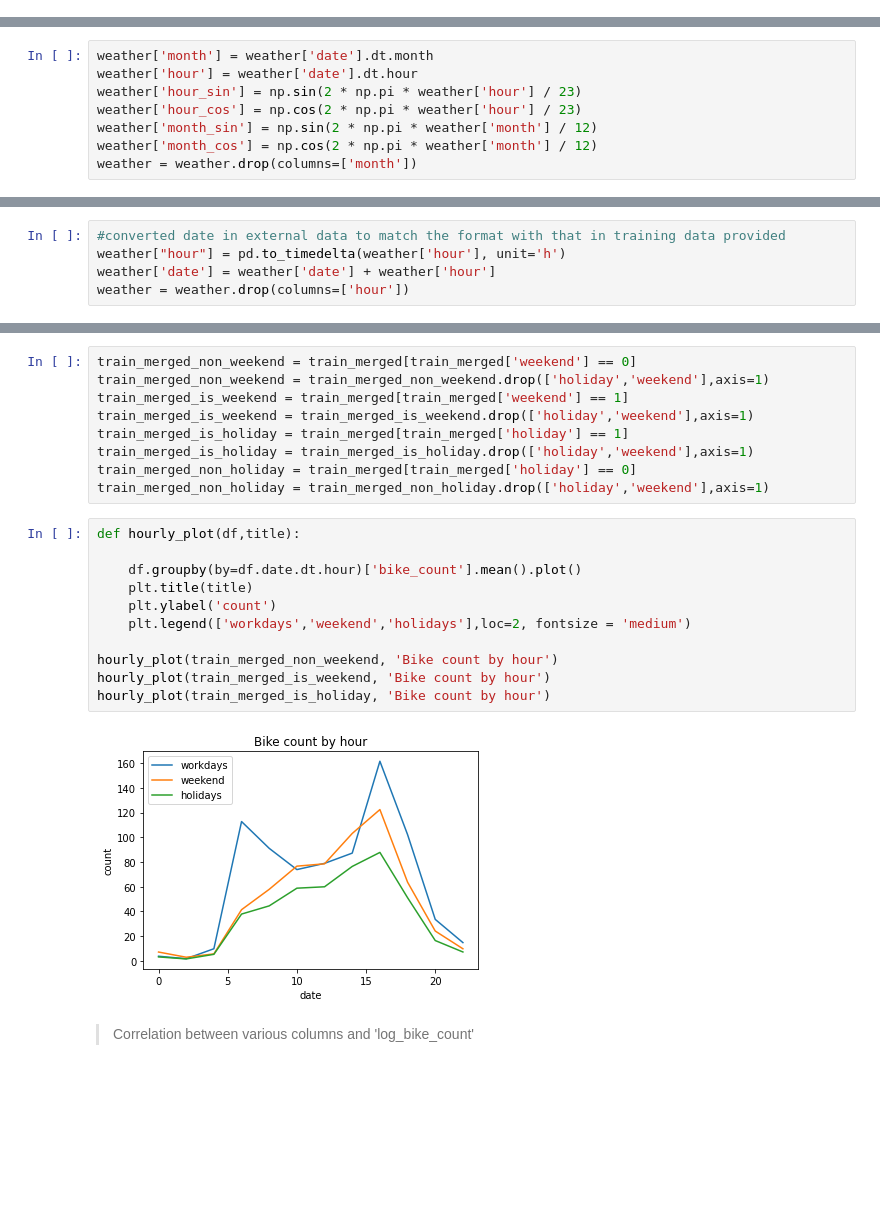
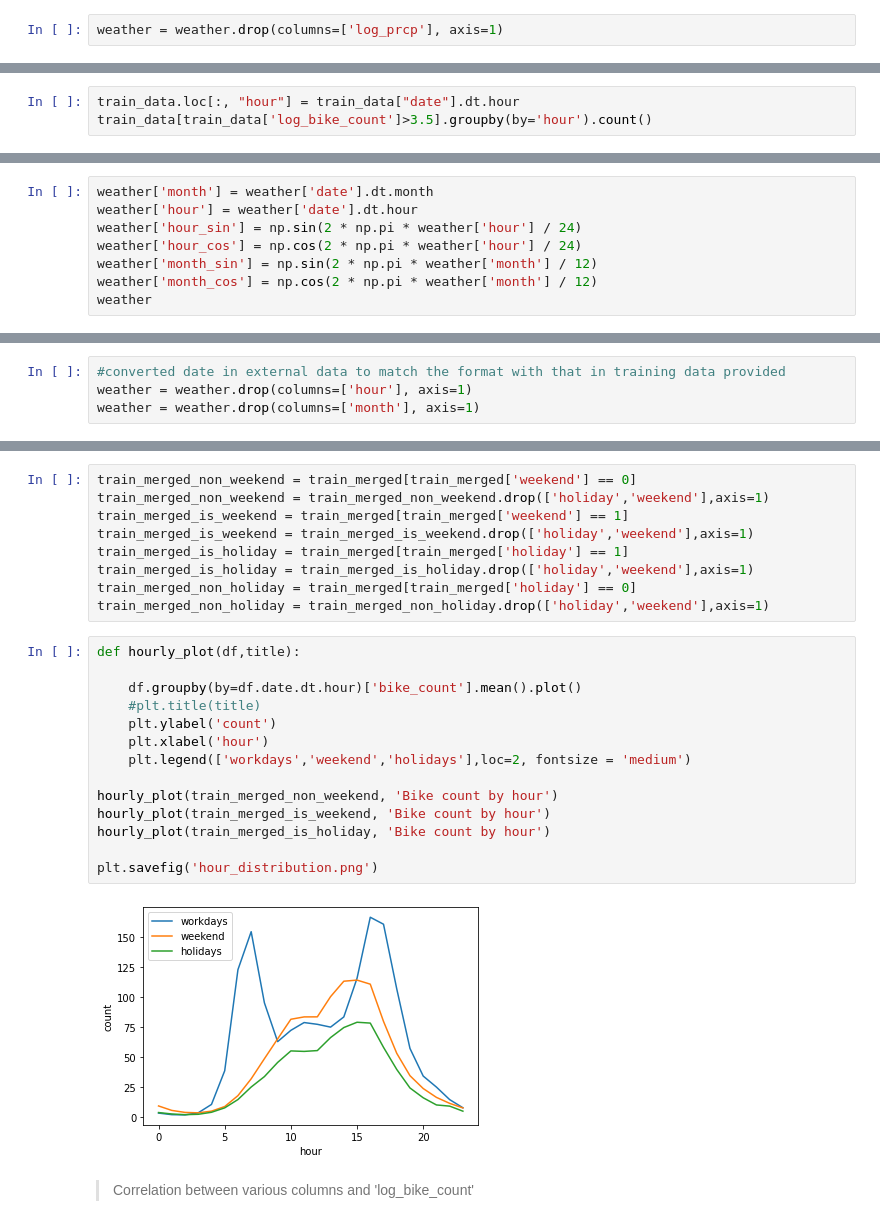
Before and after one commit to harshitshangari/Python_DS_Project, a Jupyter notebook: EDA.ipynb, the cells around one changed output, grey strips where cells are left out. Drawn from its saved outputs; the diff is of its cells as text; blank space fills up the shorter version.

```diff
--- a/EDA.ipynb
+++ b/EDA.ipynb
@@ -308,3 +440,5 @@ weather = pd.concat([df1, df2], ignore_index=True)
+# %%
+weather = weather.drop(columns=['log_prcp'], axis=1)
 # %%
 def plot_by_time(weather,column,main_title,yaxis):
     """
@@ -429,0 +549,3 @@ train_data[train_data['log_bike_count']<3.5].groupby(by='hour').count()
+# %%
+train_data.loc[:, "hour"] = train_data["date"].dt.hour
+train_data[train_data['log_bike_count']>3.5].groupby(by='hour').count()
@@ -480,8 +621,8 @@ prof.to_file(output_file='profiling/external.html')
 # %%
 weather['month'] = weather['date'].dt.month
 weather['hour'] = weather['date'].dt.hour
-weather['hour_sin'] = np.sin(2 * np.pi * weather['hour'] / 23)
-weather['hour_cos'] = np.cos(2 * np.pi * weather['hour'] / 23)
+weather['hour_sin'] = np.sin(2 * np.pi * weather['hour'] / 24)
+weather['hour_cos'] = np.cos(2 * np.pi * weather['hour'] / 24)
 weather['month_sin'] = np.sin(2 * np.pi * weather['month'] / 12)
 weather['month_cos'] = np.cos(2 * np.pi * weather['month'] / 12)
-weather = weather.drop(columns=['month'])
+weather
@@ -488,8 +643,7 @@ weather = weather.drop(columns=['month'])
 # %%
 #converted date in external data to match the format with that in training data provided
-weather["hour"] = pd.to_timedelta(weather['hour'], unit='h')
-weather['date'] = weather['date'] + weather['hour']
-weather = weather.drop(columns=['hour'])
+weather = weather.drop(columns=['hour'], axis=1)
+weather = weather.drop(columns=['month'], axis=1)
 # %%
 #display the final external dataset
 weather
@@ -555,16 +689,19 @@ train_merged_non_holiday = train_merged_non_holiday.drop(['holiday','weekend'],a
 # %%
 def hourly_plot(df,title):
 
     df.groupby(by=df.date.dt.hour)['bike_count'].mean().plot()
-    plt.title(title)
+    #plt.title(title)
     plt.ylabel('count')
+    plt.xlabel('hour')
     plt.legend(['workdays','weekend','holidays'],loc=2, fontsize = 'medium')
 
 hourly_plot(train_merged_non_weekend, 'Bike count by hour')
 hourly_plot(train_merged_is_weekend, 'Bike count by hour')
 hourly_plot(train_merged_is_holiday, 'Bike count by hour')
+
+plt.savefig('hour_distribution.png')
 # %% [output]
-[figure, old version]
+[figure, new version]
 # %% [markdown]
 > Correlation between various columns and 'log_bike_count'
 # %%
```
Also changed, not shown: parts of 27 cells of this notebook.
